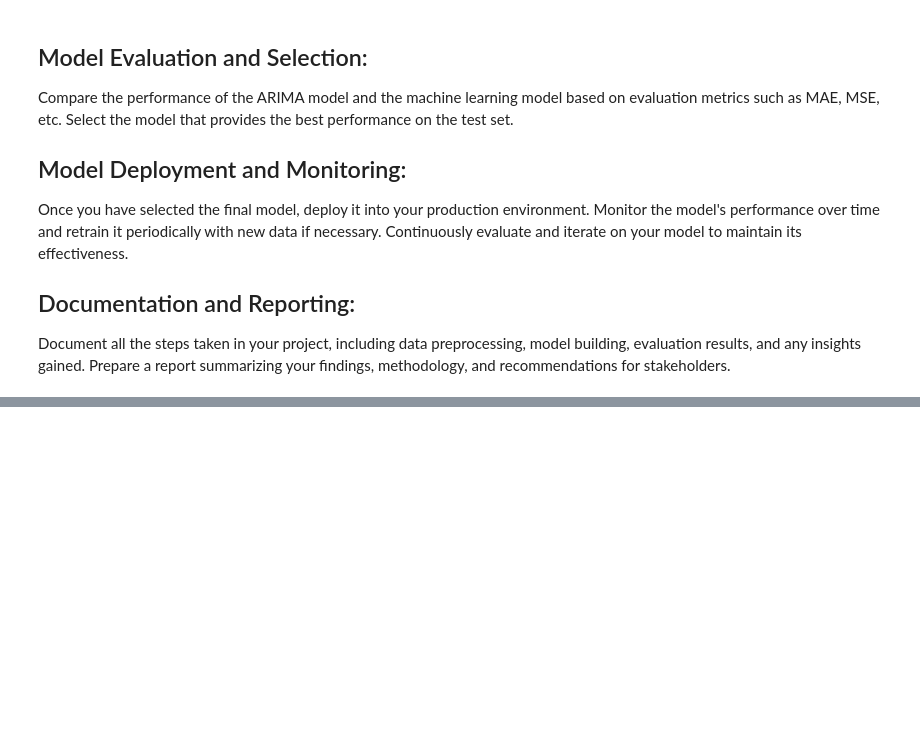
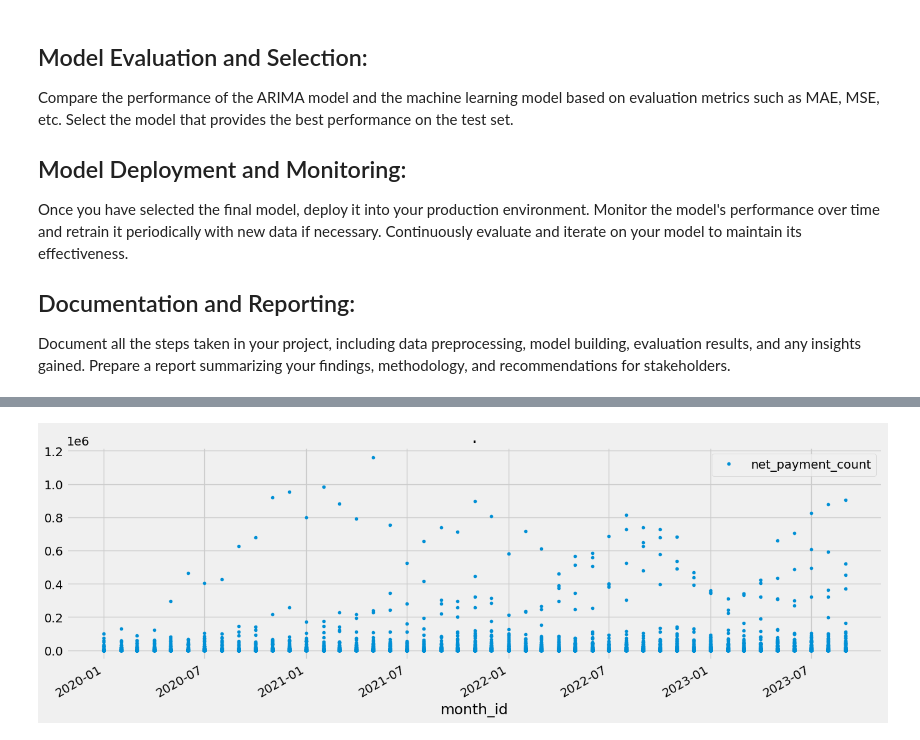
Before and after one commit to hakankorpe/2024, a Jupyter notebook: iyzico/iyzico_planned.ipynb, the cells around one changed output, grey strips where cells are left out. Saved outputs shown, nothing was run; the diff lists cells and outputs as text; code cells hidden in the pictures; blank space fills up the shorter version.

Commit message:
Day40 - # Iyzico Datathon l - Data Preprocessing & Modellin continued

```diff
--- a/iyzico/iyzico_planned.ipynb
+++ b/iyzico/iyzico_planned.ipynb
@@ -1111,0 +1113,4 @@ encoding_df
+# %%
+new_data['month_id'] = pd.to_datetime(new_data['month_id'], format='%Y%m')
+new_data.set_index('month_id', inplace=True)
+new_data
@@ -1111,0 +1132,13 @@ encoding_df
+# %%
+import xgboost as xgb
+from sklearn.metrics import mean_squared_error
+color_pal = sns.color_palette()
+plt.style.use('fivethirtyeight')
+
+new_data.plot(style='.',
+        figsize=(15, 5),
+        color=color_pal[0],
+        title='.')
+plt.show()
+# %% [output]
+[figure, added]
```
Also changed, not shown: parts of 23 cells of this notebook.
